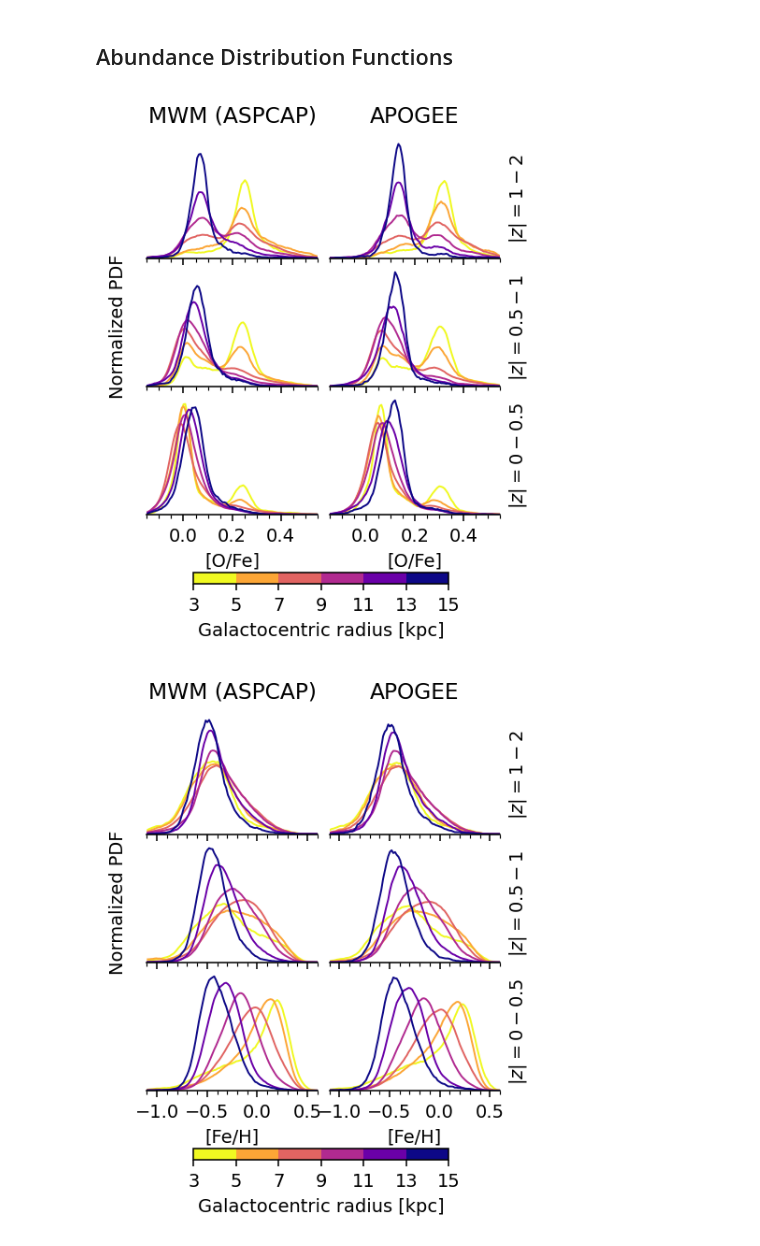
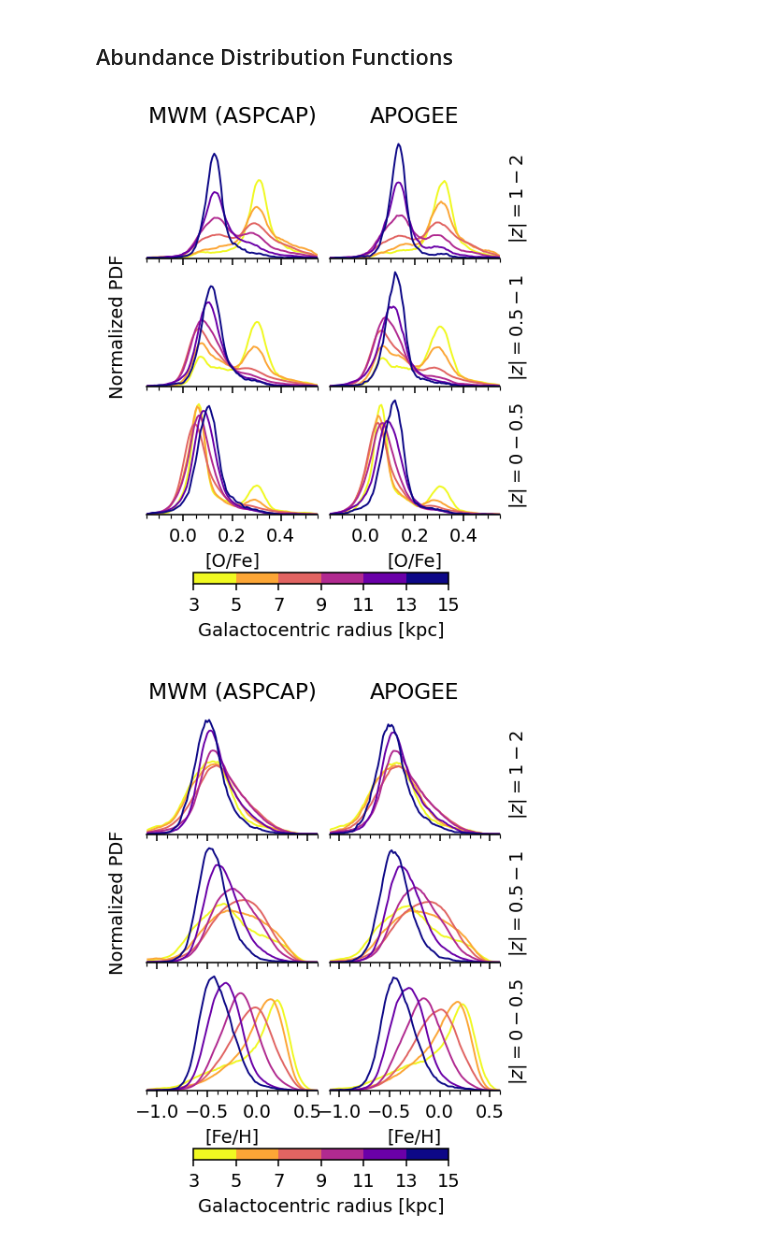
Before and after one commit to lodubay/galactic-dtd, a Jupyter notebook: src/scripts/apogee_mwm_comparison.ipynb, the cells around one changed output. Saved outputs shown, nothing was run; the diff lists cells and outputs as text; code cells hidden in the pictures.

```diff
--- a/src/scripts/apogee_mwm_comparison.ipynb
+++ b/src/scripts/apogee_mwm_comparison.ipynb
@@ -202,23 +202,23 @@ plt.show()
 # %%
 fig, axs = dfs.setup_axes(ncols=2, xlabel='[O/Fe]', figure_width=3.25)
 plt.style.use('default')
 colors = get_color_list(plt.get_cmap('plasma_r'), _globals.GALR_BINS)
 mdf_kwargs = {'bins': 100, 'range': (-0.15, 0.55), 'smoothing': 0.05}
 # Plot MWM distributions
-dfs.plot_apogee_mdfs(mwm_data, axs[:,0], col='O_FE', colors=colors, label='MWM (ASPCAP)',
+dfs.plot_apogee_mdfs(mwm_data, axs[:,0], col='O_FE_CORR', colors=colors, label='MWM (ASPCAP)',
                      **mdf_kwargs)
 # Plot APOGEE distributions
 dfs.plot_apogee_mdfs(apogee_data, axs[:,1], col='O_FE', colors=colors,
                      **mdf_kwargs)
 axs[0,0].set_xlim(mdf_kwargs['range'])
 axs[0,0].xaxis.set_major_locator(MultipleLocator(0.2))
 axs[0,0].xaxis.set_minor_locator(MultipleLocator(0.05))
 for ax in axs[:,0]:
     ax.set_ylim((0, None))
 plt.gcf().set_dpi(140)
 plt.show()
 # %% [output]
-[figure, old version]
+[figure, new version]
 # %%
 fig, axs = dfs.setup_axes(ncols=2, xlabel='[Fe/H]', figure_width=3.25)
 plt.style.use('default')
```
Also changed, not shown: parts of 8 cells of this notebook, 3 other files.
